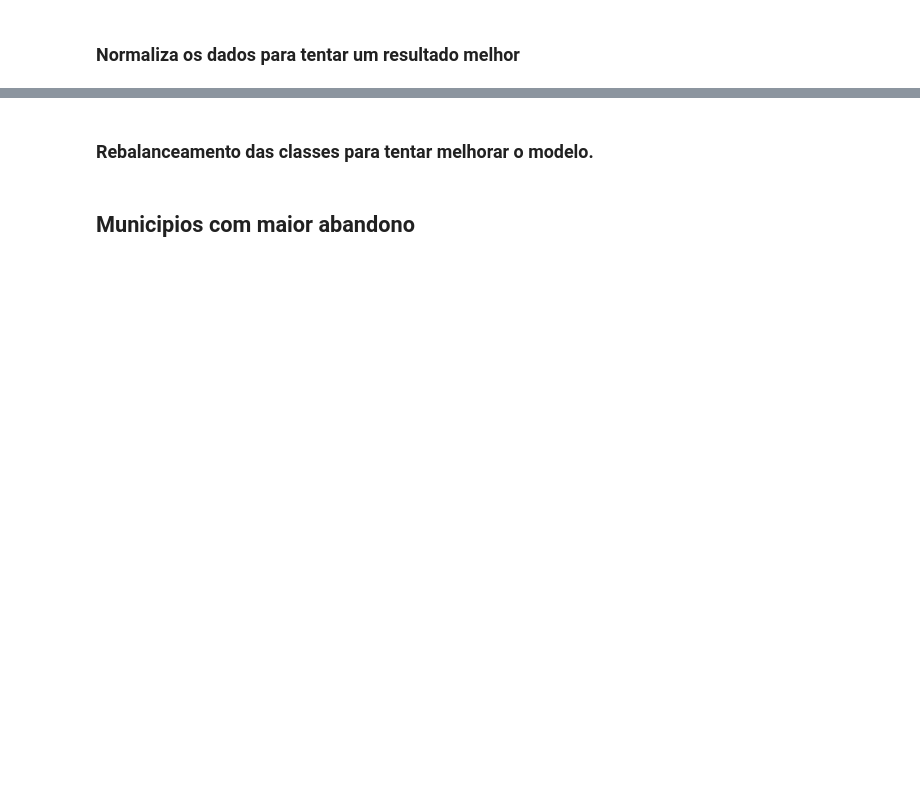
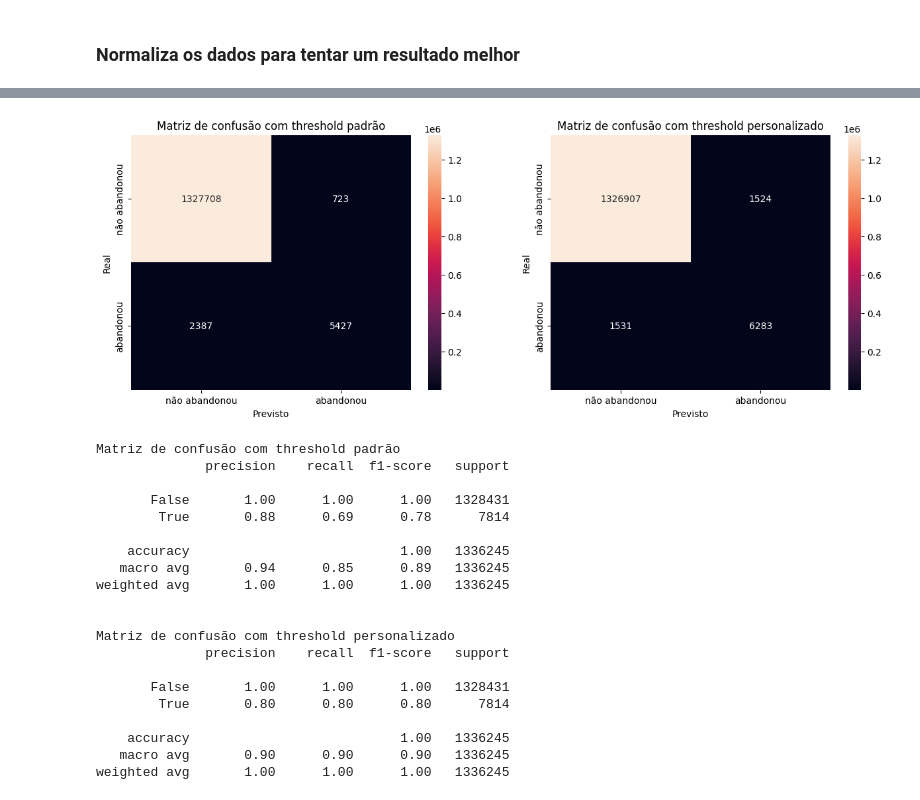
Before and after one commit to clairtonluz/MBA-em-ciencia-de-dados, a Jupyter notebook: Trabalho Final/trabalho.ipynb, the cells around one changed output, grey strips where cells are left out. Drawn from its saved outputs; the diff is of its cells as text; code cells hidden in the pictures; blank space fills up the shorter version.

```diff
--- a/Trabalho Final/trabalho.ipynb
+++ b/Trabalho Final/trabalho.ipynb
@@ -733,7 +733,31 @@ clf.fit(X_train, y_train)
 # %%
 y_pred = clf.predict(X_test)
 y_pred_custom, y_probs = predict_custom_threshold(X_test, clf)
 
 print_comparacao_resultado(y_test, y_pred, y_pred_custom)
+
+# para usar no benchmark no final
+y_pred_scaled = y_pred
+y_test_scaled = y_test
+# %% [output]
+[figure, added]
+Matriz de confusão com threshold padrão
+              precision    recall  f1-score   support
+
+       False       1.00      1.00      1.00   1328431
+        True       0.88      0.69      0.78      7814
+
+    accuracy                           1.00   1336245
+   macro avg       0.94      0.85      0.89   1336245
+weighted avg       1.00      1.00      1.00   1336245
+
+
+Matriz de confusão com threshold personalizado
+              precision    recall  f1-score   support
+
+       False       1.00      1.00      1.00   1328431
+        True       0.80      0.80      0.80      7814
+
+    accuracy                           1.00   1336245
+   macro avg       0.90      0.90      0.90   1336245
+weighted avg       1.00      1.00      1.00   1336245
-# %% [markdown]
-### Rebalanceamento das classes para tentar melhorar o modelo.
@@ -758,2 +763,0 @@ print_comparacao_resultado(y_test, y_pred, y_pred_custom)
-# %% [markdown]
-## Municipios com maior abandono
```
Also changed, not shown: parts of 33 cells of this notebook, 2 other files.
